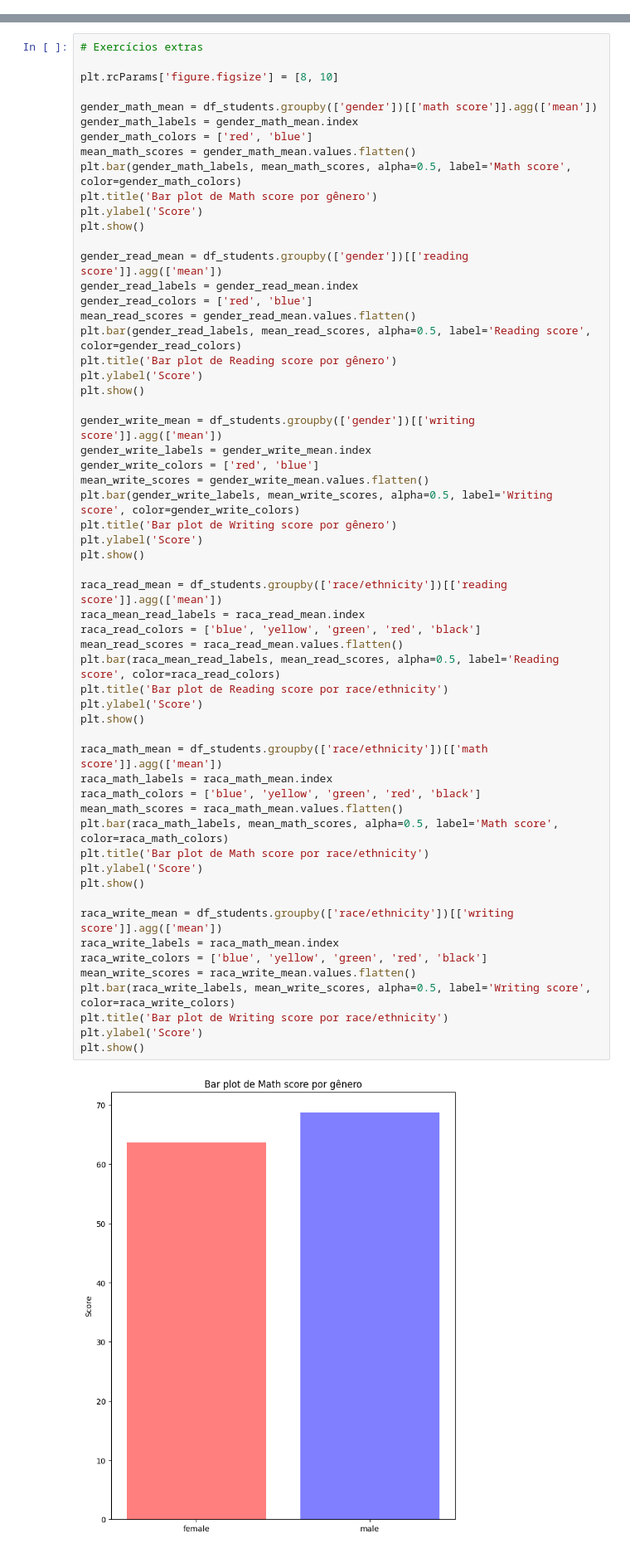
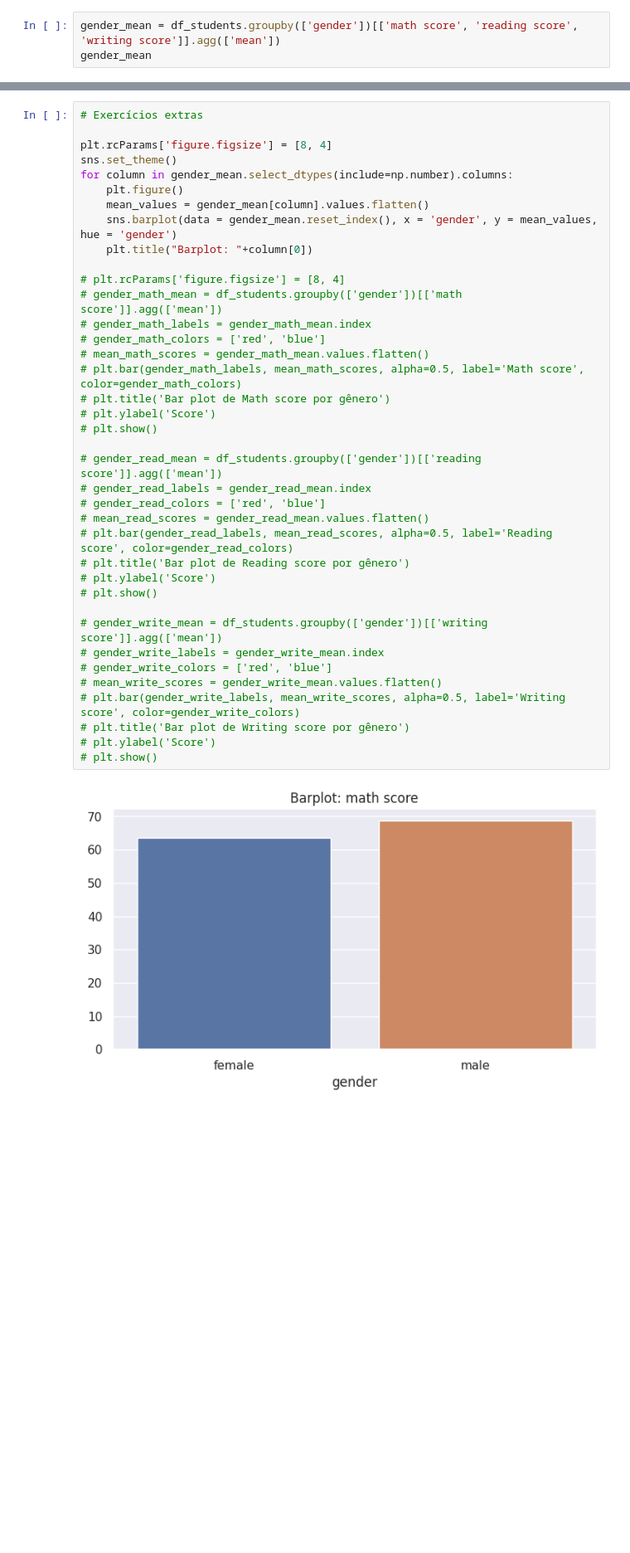
Before and after one commit to dsreliete/Womakerscode-DA-desafio_squad, a Jupyter notebook: Desafio2.ipynb, the cells around one changed output, grey strips where cells are left out. Shown: that part at 83% size. Drawn from its saved outputs; the diff is of its cells as text; blank space fills up the shorter version.

Commit message:
bar plot sns

```diff
--- a/Desafio2.ipynb
+++ b/Desafio2.ipynb
@@ -350,3 +350,6 @@ plt.ylabel('Math score')
 plt.show()
 # %% [output]
 [figure]
+# %%
+gender_mean = df_students.groupby(['gender'])[['math score', 'reading score', 'writing score']].agg(['mean'])
+gender_mean
@@ -353,60 +362,40 @@ plt.show()
 # %%
 # Exercícios extras
 
-plt.rcParams['figure.figsize'] = [8, 10]
+plt.rcParams['figure.figsize'] = [8, 4]
+sns.set_theme()
+for column in gender_mean.select_dtypes(include=np.number).columns:
+    plt.figure()
+    mean_values = gender_mean[column].values.flatten()
+    sns.barplot(data = gender_mean.reset_index(), x = 'gender', y = mean_values, hue = 'gender')
+    plt.title("Barplot: "+column[0])
 
-gender_math_mean = df_students.groupby(['gender'])[['math score']].agg(['mean'])
-gender_math_labels = gender_math_mean.index
-gender_math_colors = ['red', 'blue']
-mean_math_scores = gender_math_mean.values.flatten()
-plt.bar(gender_math_labels, mean_math_scores, alpha=0.5, label='Math score', color=gender_math_colors)
-plt.title('Bar plot de Math score por gênero')
-plt.ylabel('Score')
-plt.show()
+# plt.rcParams['figure.figsize'] = [8, 4]
+# gender_math_mean = df_students.groupby(['gender'])[['math score']].agg(['mean'])
+# gender_math_labels = gender_math_mean.index
+# gender_math_colors = ['red', 'blue']
+# mean_math_scores = gender_math_mean.values.flatten()
+# plt.bar(gender_math_labels, mean_math_scores, alpha=0.5, label='Math score', color=gender_math_colors)
+# plt.title('Bar plot de Math score por gênero')
+# plt.ylabel('Score')
+# plt.show()
 
-gender_read_mean = df_students.groupby(['gender'])[['reading score']].agg(['mean'])
-gender_read_labels = gender_read_mean.index
-gender_read_colors = ['red', 'blue']
-mean_read_scores = gender_read_mean.values.flatten()
-plt.bar(gender_read_labels, mean_read_scores, alpha=0.5, label='Reading score', color=gender_read_colors)
-plt.title('Bar plot de Reading score por gênero')
-plt.ylabel('Score')
-plt.show()
+# gender_read_mean = df_students.groupby(['gender'])[['reading score']].agg(['mean'])
+# gender_read_labels = gender_read_mean.index
+# gender_read_colors = ['red', 'blue']
+# mean_read_scores = gender_read_mean.values.flatten()
+# plt.bar(gender_read_labels, mean_read_scores, alpha=0.5, label='Reading score', color=gender_read_colors)
+# plt.title('Bar plot de Reading score por gênero')
+# plt.ylabel('Score')
+# plt.show()
 
-gender_write_mean = df_students.groupby(['gender'])[['writing score']].agg(['mean'])
-gender_write_labels = gender_write_mean.index
-gender_write_colors = ['red', 'blue']
-mean_write_scores = gender_write_mean.values.flatten()
-plt.bar(gender_write_labels, mean_write_scores, alpha=0.5, label='Writing score', color=gender_write_colors)
-plt.title('Bar plot de Writing score por gênero')
-plt.ylabel('Score')
-plt.show()
-
-raca_read_mean = df_students.groupby(['race/ethnicity'])[['reading score']].agg(['mean'])
-raca_mean_read_labels = raca_read_mean.index
-raca_read_colors = ['blue', 'yellow', 'green', 'red', 'black']
-mean_read_scores = raca_read_mean.values.flatten()
-plt.bar(raca_mean_read_labels, mean_read_scores, alpha=0.5, label='Reading score', color=raca_read_colors)
-plt.title('Bar plot de Reading score por race/ethnicity')
-plt.ylabel('Score')
-plt.show()
-
-raca_math_mean = df_students.groupby(['race/ethnicity'])[['math score']].agg(['mean'])
-raca_math_labels = raca_math_mean.index
-raca_math_colors = ['blue', 'yellow', 'green', 'red', 'black']
-mean_math_scores = raca_math_mean.values.flatten()
-plt.bar(raca_math_labels, mean_math_scores, alpha=0.5, label='Math score', color=raca_math_colors)
-plt.title('Bar plot de Math score por race/ethnicity')
-plt.ylabel('Score')
-plt.show()
-
-raca_write_mean = df_students.groupby(['race/ethnicity'])[['writing score']].agg(['mean'])
-raca_write_labels = raca_math_mean.index
-raca_write_colors = ['blue', 'yellow', 'green', 'red', 'black']
-mean_write_scores = raca_write_mean.values.flatten()
-plt.bar(raca_write_labels, mean_write_scores, alpha=0.5, label='Writing score', color=raca_write_colors)
-plt.title('Bar plot de Writing score por race/ethnicity')
-plt.ylabel('Score')
-plt.show()
+# gender_write_mean = df_students.groupby(['gender'])[['writing score']].agg(['mean'])
+# gender_write_labels = gender_write_mean.index
+# gender_write_colors = ['red', 'blue']
+# mean_write_scores = gender_write_mean.values.flatten()
+# plt.bar(gender_write_labels, mean_write_scores, alpha=0.5, label='Writing score', color=gender_write_colors)
+# plt.title('Bar plot de Writing score por gênero')
+# plt.ylabel('Score')
+# plt.show()
 # %% [output]
-[figure, old version]
+[figure, new version]
```
Also changed, not shown: parts of 6 cells of this notebook.
